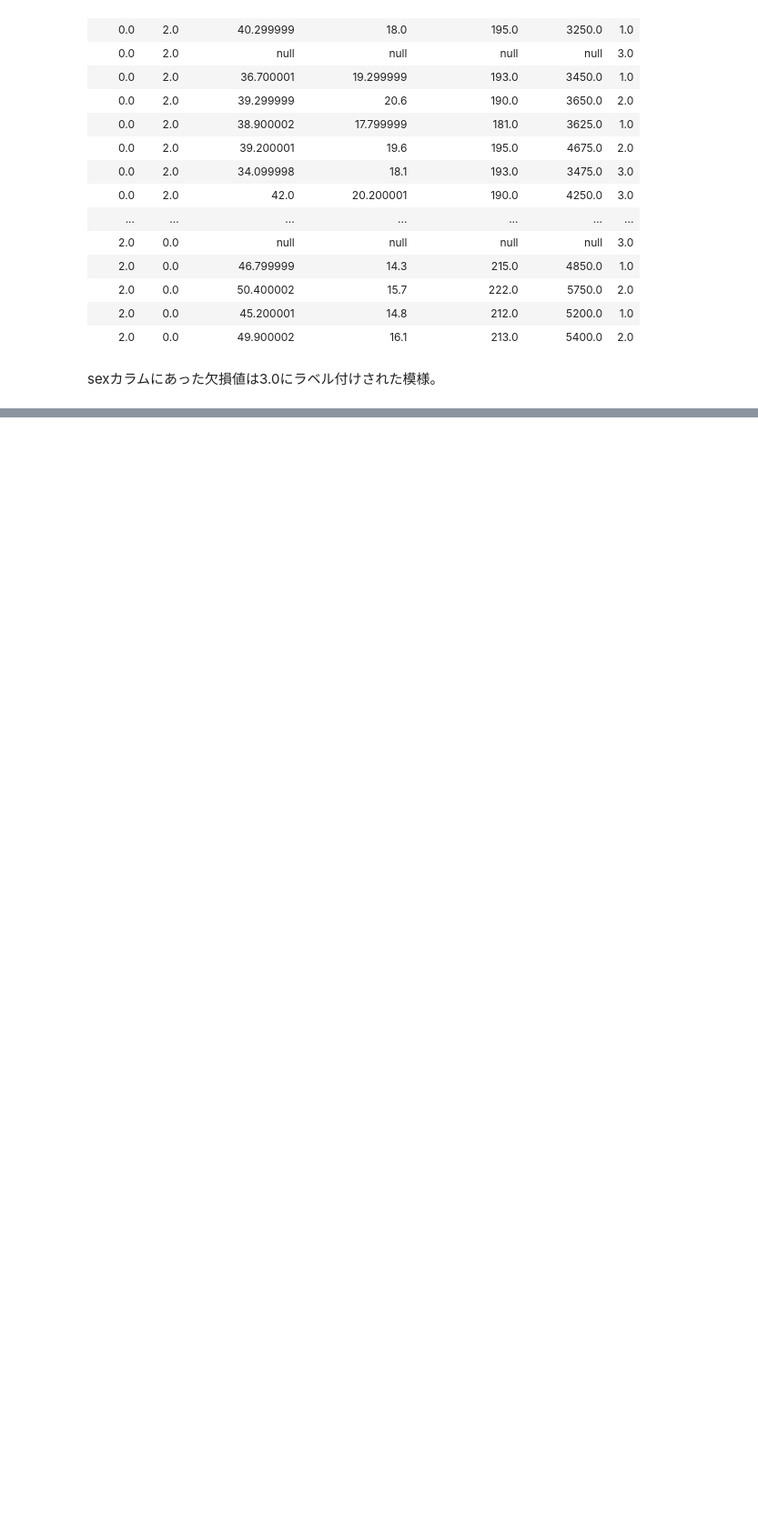
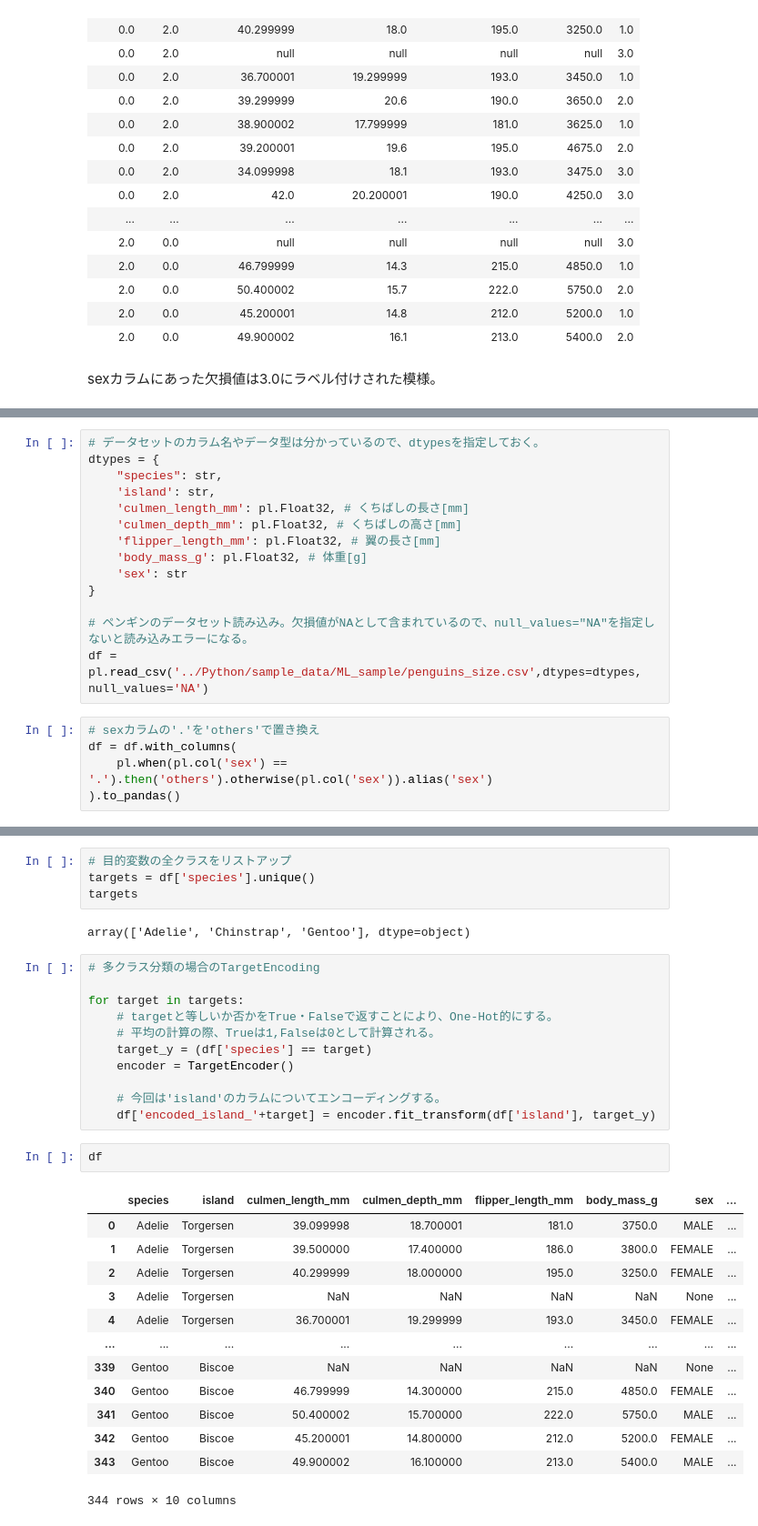
Before and after one commit to Mr-Garlic-Shrimp/TIL, a Jupyter notebook: Machine_Learning/ML_notebook-18(Various_Encoding).ipynb, the cells around one changed output, grey strips where cells are left out. Shown at 91% size. Drawn from its saved outputs; the diff is of its cells as text; blank space fills up the shorter version.

```diff
--- a/Machine_Learning/ML_notebook-18(Various_Encoding).ipynb
+++ b/Machine_Learning/ML_notebook-18(Various_Encoding).ipynb
@@ -91,0 +214,19 @@ sexカラムにあった欠損値は3.0にラベル付けされた模様。
+# %%
+# データセットのカラム名やデータ型は分かっているので、dtypesを指定しておく。
+dtypes = {
+    "species": str,
+    'island': str,
+    'culmen_length_mm': pl.Float32, # くちばしの長さ[mm]
+    'culmen_depth_mm': pl.Float32, # くちばしの高さ[mm]
+    'flipper_length_mm': pl.Float32, # 翼の長さ[mm]
+    'body_mass_g': pl.Float32, # 体重[g]
+    'sex': str
+}
+
+# ペンギンのデータセット読み込み。欠損値がNAとして含まれているので、null_values="NA"を指定しないと読み込みエラーになる。
+df = pl.read_csv('../Python/sample_data/ML_sample/penguins_size.csv',dtypes=dtypes, null_values='NA')
+# %%
+# sexカラムの'.'を'others'で置き換え
+df = df.with_columns(
+    pl.when(pl.col('sex') == '.').then('others').otherwise(pl.col('sex')).alias('sex')
+).to_pandas()
@@ -91,0 +237,33 @@ sexカラムにあった欠損値は3.0にラベル付けされた模様。
+# %%
+# 目的変数の全クラスをリストアップ
+targets = df['species'].unique()
+targets
+# %% [output]
+array(['Adelie', 'Chinstrap', 'Gentoo'], dtype=object)
+# %%
+# 多クラス分類の場合のTargetEncoding
+
+for target in targets:
+    # targetと等しいか否かをTrue・Falseで返すことにより、One-Hot的にする。
+    # 平均の計算の際、Trueは1,Falseは0として計算される。
+    target_y = (df['species'] == target)
+    encoder = TargetEncoder()
+
+    # 今回は'island'のカラムについてエンコーディングする。
+    df['encoded_island_'+target] = encoder.fit_transform(df['island'], target_y)
+# %%
+df
+# %% [output]
+|  | species | island | culmen_length_mm | culmen_depth_mm | flipper_length_mm | body_mass_g | sex | ... |
+| 0 | Adelie | Torgersen | 39.099998 | 18.700001 | 181.0 | 3750.0 | MALE | ... |
+| 1 | Adelie | Torgersen | 39.500000 | 17.400000 | 186.0 | 3800.0 | FEMALE | ... |
+| 2 | Adelie | Torgersen | 40.299999 | 18.000000 | 195.0 | 3250.0 | FEMALE | ... |
+| 3 | Adelie | Torgersen | NaN | NaN | NaN | NaN | None | ... |
+| 4 | Adelie | Torgersen | 36.700001 | 19.299999 | 193.0 | 3450.0 | FEMALE | ... |
+| ... | ... | ... | ... | ... | ... | ... | ... | ... |
+| 339 | Gentoo | Biscoe | NaN | NaN | NaN | NaN | None | ... |
+| 340 | Gentoo | Biscoe | 46.799999 | 14.300000 | 215.0 | 4850.0 | FEMALE | ... |
+| 341 | Gentoo | Biscoe | 50.400002 | 15.700000 | 222.0 | 5750.0 | MALE | ... |
+| 342 | Gentoo | Biscoe | 45.200001 | 14.800000 | 212.0 | 5200.0 | FEMALE | ... |
+| 343 | Gentoo | Biscoe | 49.900002 | 16.100000 | 213.0 | 5400.0 | MALE | ... |
+344 rows × 10 columns
```
Also changed, not shown: parts of 15 cells of this notebook.
